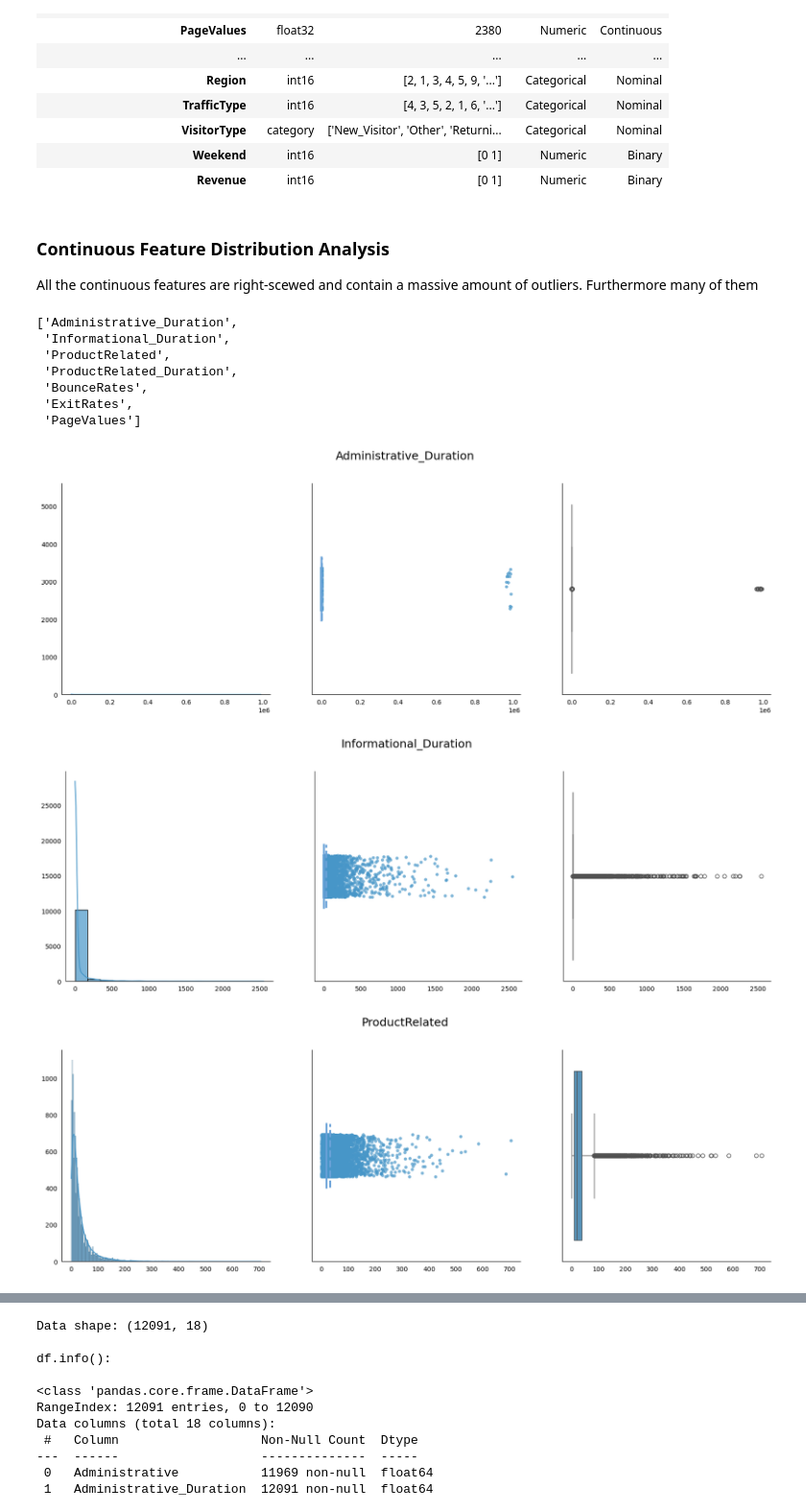
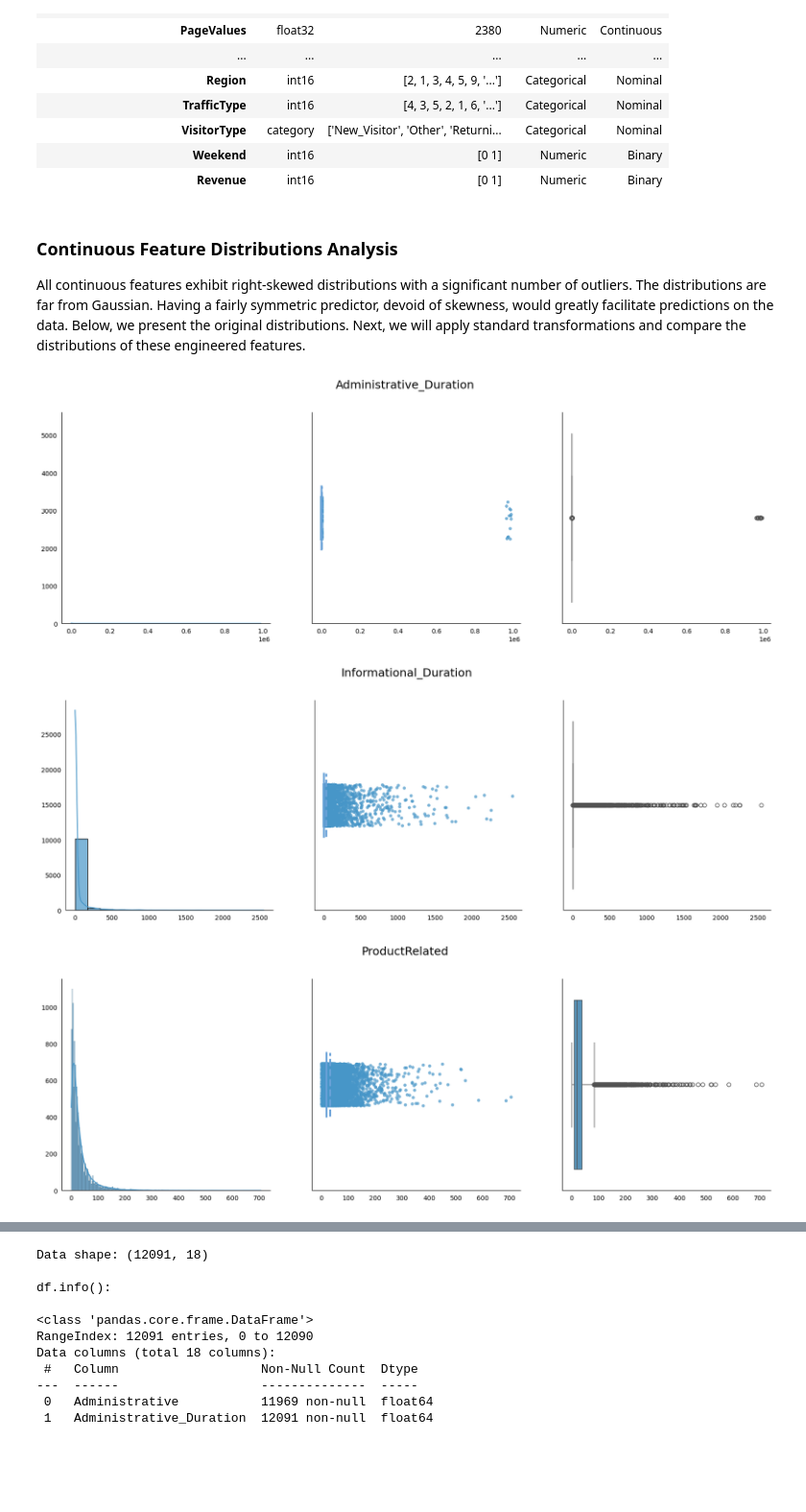
Before and after one commit to FutureGoose/ecommerce_purchase_prediction, a Jupyter notebook: gustaf_boden_ml_projekt.ipynb, the cells around one changed output, grey strips where cells are left out. Shown at 96% size. Drawn from its saved outputs; the diff is of its cells as text; code cells hidden in the pictures; blank space fills up the shorter version.

```diff
--- a/gustaf_boden_ml_projekt.ipynb
+++ b/gustaf_boden_ml_projekt.ipynb
@@ -433,9 +419,9 @@ for col in df.columns:
 | VisitorType | category | ['New_Visitor', 'Other', 'Returni... | Categorical | Nominal |
 | Weekend | int16 | [0 1] | Numeric | Binary |
 | Revenue | int16 | [0 1] | Numeric | Binary |
-# %% [markdown]
-### Continuous Feature Distribution Analysis
-All the continuous features are right-scewed and contain a massive amount of outliers. Furthermore many of them
+# %% [markdown]
+### Continuous Feature Distributions Analysis
+All continuous features exhibit right-skewed distributions with a significant number of outliers. The distributions are far from Gaussian. Having a fairly symmetric predictor, devoid of skewness, would greatly facilitate predictions on the data. Below, we present the original distributions. Next, we will apply standard transformations and compare the distributions of these engineered features.
 # %%
 def plot_continuous_features(df):
     """
@@ -468,40 +454,33 @@ def plot_continuous_features(df):
             sns.boxplot(x=df[i], ax=ax[2])
 
             # Stripplot median and mean line
             median = df[i].median()
             mean = df[i].mean()
             ax[1].axvline(x=median, color='#6AA2D8', linestyle='-', linewidth=3, ymin=0.35, ymax=0.65, zorder=3)  # median
             ax[1].axvline(x=mean, color='#6AA2D8', linestyle='--', linewidth=3, ymin=0.35, ymax=0.65, zorder=3)   # mean
 
             # Title entire figure
             fig.suptitle(i, fontsize=18, y=1)
 
             # Hide ticks while keeping labels
             ax[0].tick_params(bottom=False)
             ax[1].tick_params(bottom=False)
             ax[2].tick_params(bottom=False)
             ax[0].tick_params(left=False)
             ax[1].tick_params(left=False)
             ax[2].tick_params(left=False)
 
             # Hide x and y labels
             ax[0].set(xlabel=None, ylabel=None)
             ax[1].set(xlabel=None, ylabel=None)
             ax[2].set(xlabel=None, ylabel=None)
 
             sns.despine()
 
     return continuous_features
 
-plot_continuous_features(df)
+continuous_features = plot_continuous_features(df)
 # %% [output]
-['Administrative_Duration',
- 'Informational_Duration',
- 'ProductRelated',
- 'ProductRelated_Duration',
- 'BounceRates',
- 'ExitRates',
- 'PageValues']
 [figure]
-[figure, old version]
+[figure, new version]
-[figure, old version]
+[figure, new version]
```
Also changed, not shown: parts of 10 cells of this notebook.
